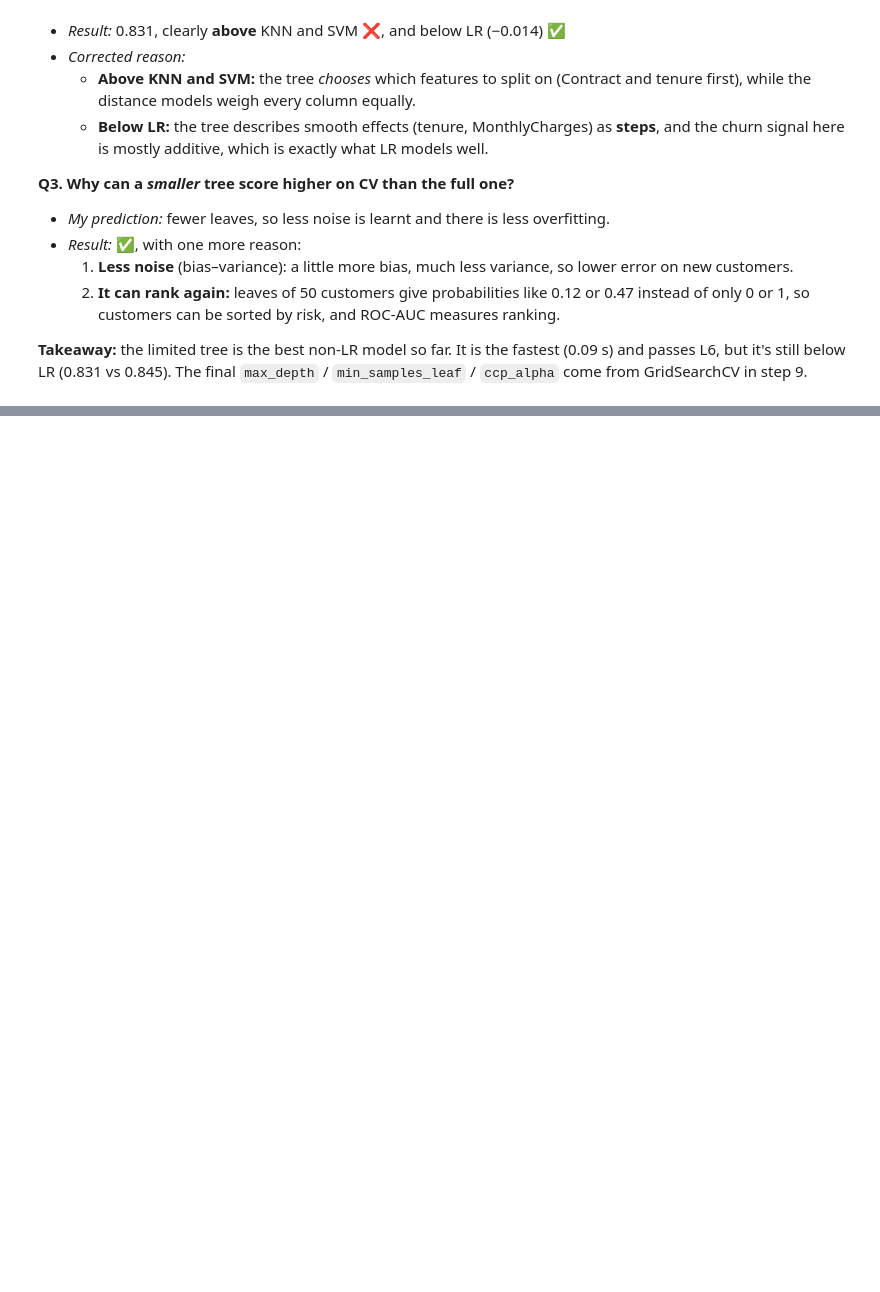
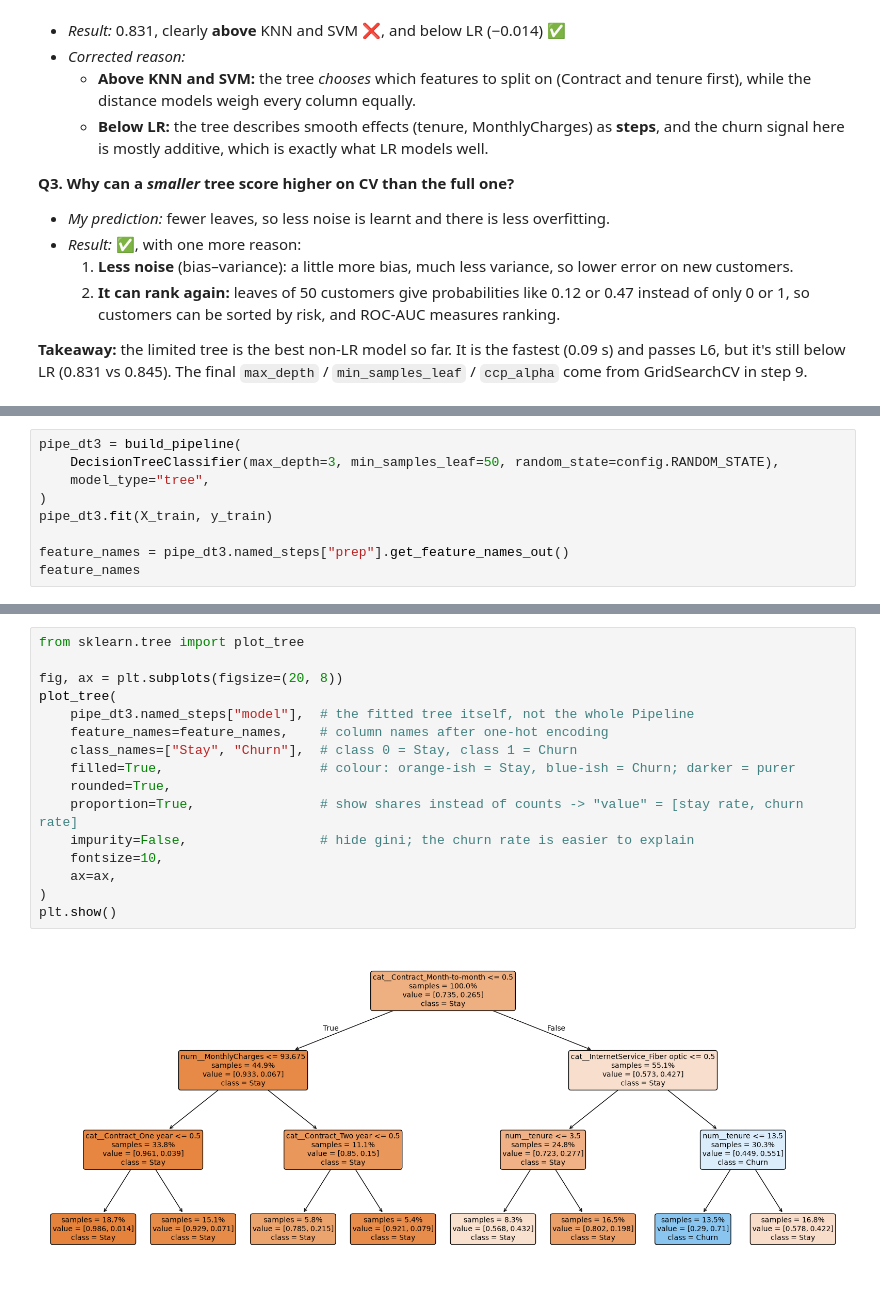
Before and after one commit to jeswingeorge/Telco-Customer-Churn-Kaggle, a Jupyter notebook: notebooks/5_advanced_models.ipynb, the cells around one changed output, grey strips where cells are left out. Cells and saved outputs as stored; diff of their text form; blank space fills up the shorter version.

Commit message:
Completed Decision tree, KNN and SVM

```diff
--- a/notebooks/5_advanced_models.ipynb
+++ b/notebooks/5_advanced_models.ipynb
@@ -273,0 +322,9 @@ The final value comes from CV in step 9. This calculation only tells you where t
+# %%
+pipe_dt3 = build_pipeline(
+    DecisionTreeClassifier(max_depth=3, min_samples_leaf=50, random_state=config.RANDOM_STATE),
+    model_type="tree",
+)
+pipe_dt3.fit(X_train, y_train)
+
+feature_names = pipe_dt3.named_steps["prep"].get_feature_names_out()
+feature_names
@@ -273,0 +350,18 @@ The final value comes from CV in step 9. This calculation only tells you where t
+# %%
+from sklearn.tree import plot_tree
+
+fig, ax = plt.subplots(figsize=(20, 8))
+plot_tree(
+    pipe_dt3.named_steps["model"],  # the fitted tree itself, not the whole Pipeline
+    feature_names=feature_names,    # column names after one-hot encoding
+    class_names=["Stay", "Churn"],  # class 0 = Stay, class 1 = Churn
+    filled=True,                    # colour: orange-ish = Stay, blue-ish = Churn; darker = purer
+    rounded=True,
+    proportion=True,                # show shares instead of counts -> "value" = [stay rate, churn rate]
+    impurity=False,                 # hide gini; the churn rate is easier to explain
+    fontsize=10,
+    ax=ax,
+)
+plt.show()
+# %% [output]
+[figure, added]
```
Also changed, not shown: parts of 3 cells of this notebook, 3 other files.
